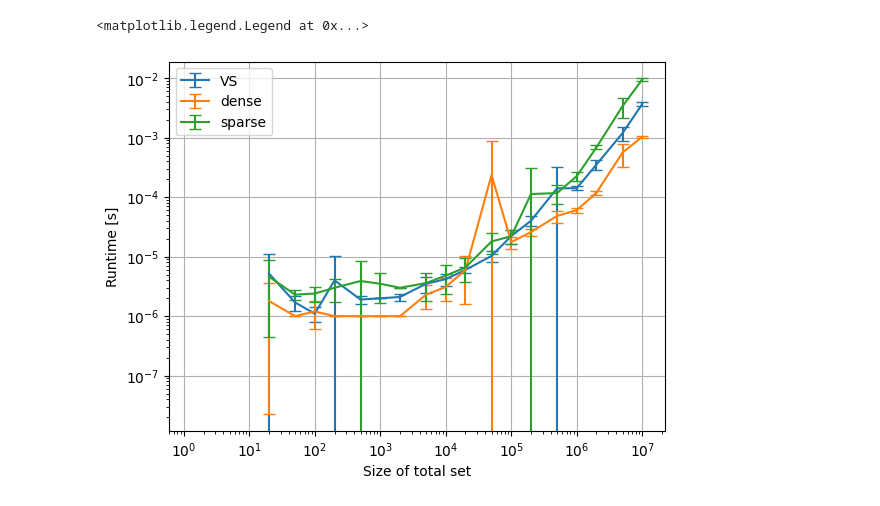
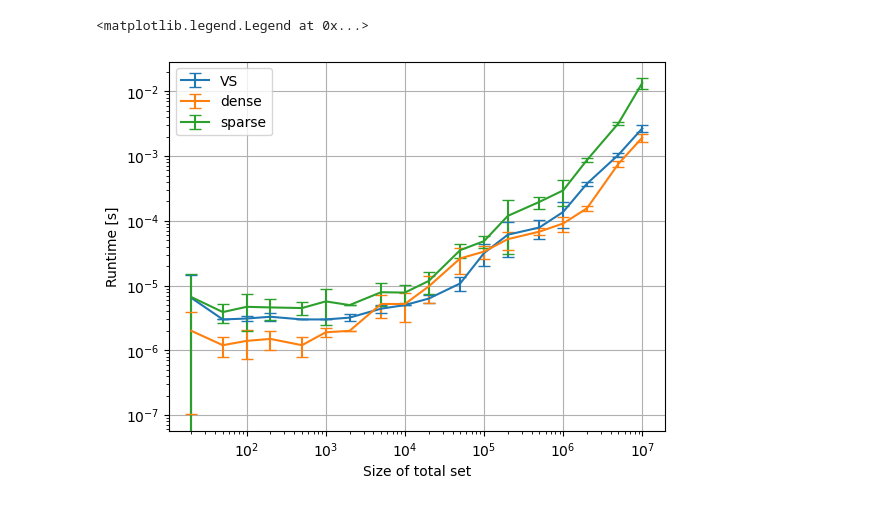
Before and after one commit to Frieder22/graph500, a Jupyter notebook: plots.ipynb, the cells around one changed output. Drawn from its saved outputs; the diff is of its cells as text; code cells hidden in the pictures.

```diff
--- a/plots.ipynb
+++ b/plots.ipynb
@@ -93,29 +94,29 @@ plt.savefig("./data/figs/fillingSeries.png")
 # %%
-vertexSet, dense, sparse = parser("./data/performanceData/exact_Halfing_sizeSeries_0.100000.txt")
+vertexSet, dense, sparse = parser("./data/performanceData/dense_sizeSeries_0.100000.txt")
 
 fig = plt.figure
 ax = plt.axes()
 
 sizes, vals, errors = getMeanAndError(vertexSet)
 ax.errorbar(sizes, vals, yerr=errors, capsize=4, label="VS")
 ax.set_xscale("log")
 ax.set_yscale("log")
 
 sizes, vals, errors = getMeanAndError(dense)
 ax.errorbar(sizes, vals, yerr=errors, capsize=4, label="dense")
 ax.set_xscale("log")
 ax.set_yscale("log")
 
 sizes, vals, errors = getMeanAndError(sparse)
 ax.errorbar(sizes, vals, yerr=errors, capsize=4, label="sparse")
 ax.set_xscale("log")
 ax.set_yscale("log")
 
 
 ax.grid()
 ax.set_xlabel("Size of total set")
 ax.set_ylabel("Runtime [s]")
 ax.legend()
 # %% [output]
 <matplotlib.legend.Legend at 0x...>
-[figure, old version]
+[figure, new version]
```
Also changed, not shown: parts of 1 cell of this notebook, 5 other files.
